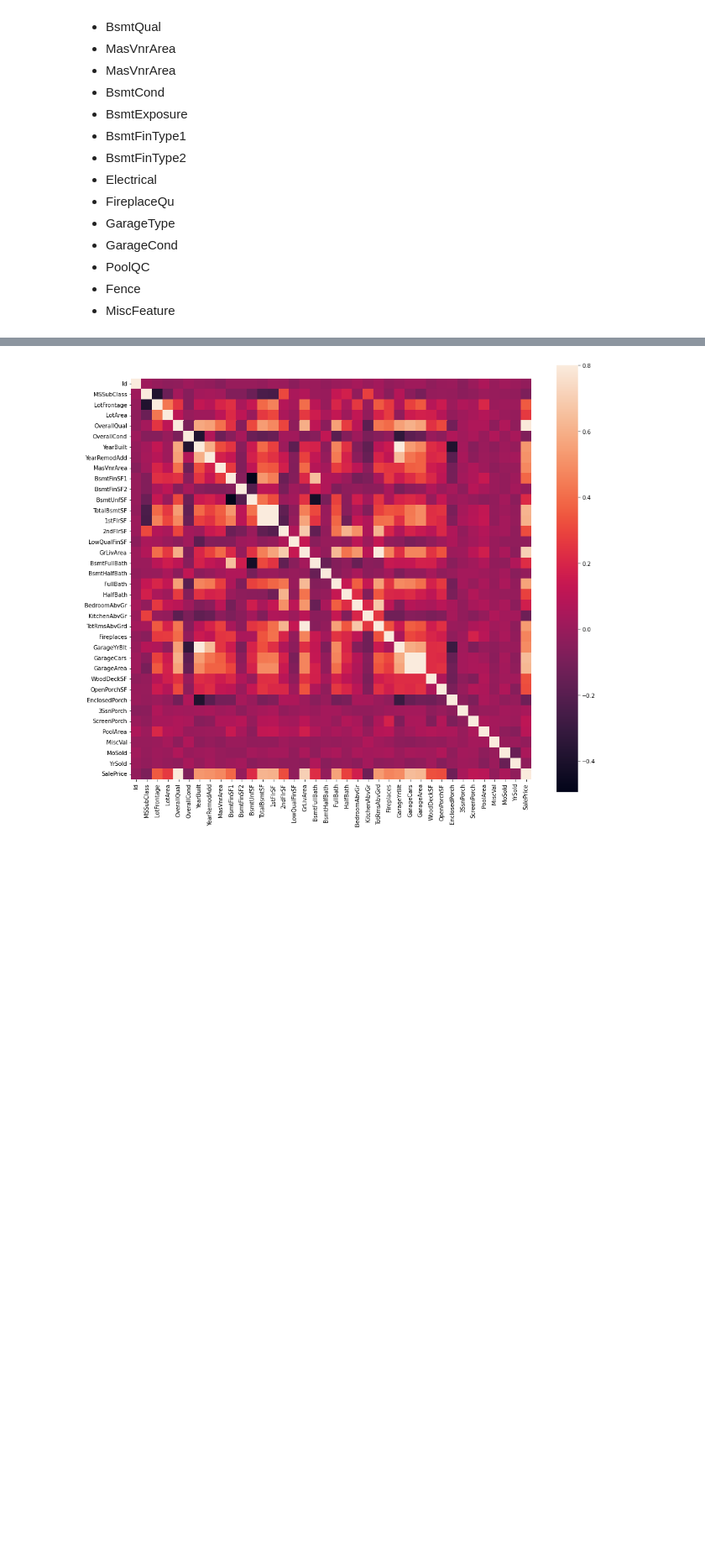
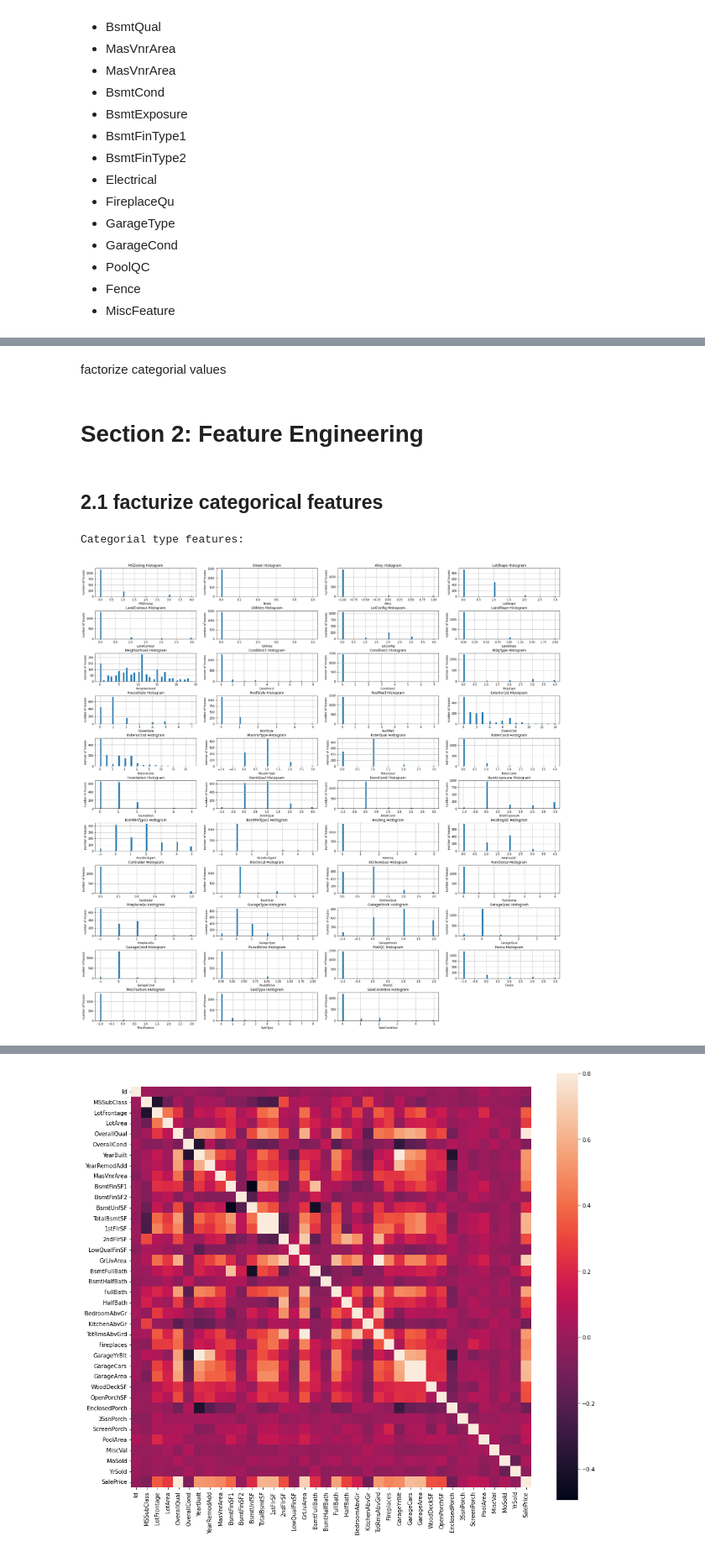
Before and after one commit to AmitMoses/Statistical-Inference-and-Data-Mining, a Jupyter notebook: Assignment_2/House_Prices.ipynb, the cells around one changed output, grey strips where cells are left out. Shown at 84% size. Cells and saved outputs as stored; diff of their text form; code cells hidden in the pictures; blank space fills up the shorter version.

```diff
--- a/Assignment_2/House_Prices.ipynb
+++ b/Assignment_2/House_Prices.ipynb
@@ -247,0 +292,26 @@ float64 type features:
+# %% [markdown]
+factorize categorial values
+# %% [markdown]
+# Section 2: Feature Engineering
+# %% [markdown]
+## 2.1 facturize categorical features
+# %%
+for c in categorical_cols:
+  # print(house_df[c])
+  house_df[c] = pd.factorize(house_df[c])[0]
+  # print(house_df[c])
+  # print(np.array(new_c).shape)
+# %%
+print("Categorial type features:")
+plt.figure(figsize=(30, 30))
+plt.subplots_adjust(hspace=0.5)
+for i, var in enumerate(categorical_cols):
+    plt.subplot(11,4,i+1)
+    fig = house_df[tr_idx][var].hist(bins=60)
+    fig.set_ylabel('number of houses')
+    fig.set_xlabel(var)
+    str3= "".join([var,' Histogram'])
+    fig.set_title(str3)
+# %% [output]
+Categorial type features:
+[figure, added]
```
Also changed, not shown: parts of 47 cells of this notebook, 1 other file.
